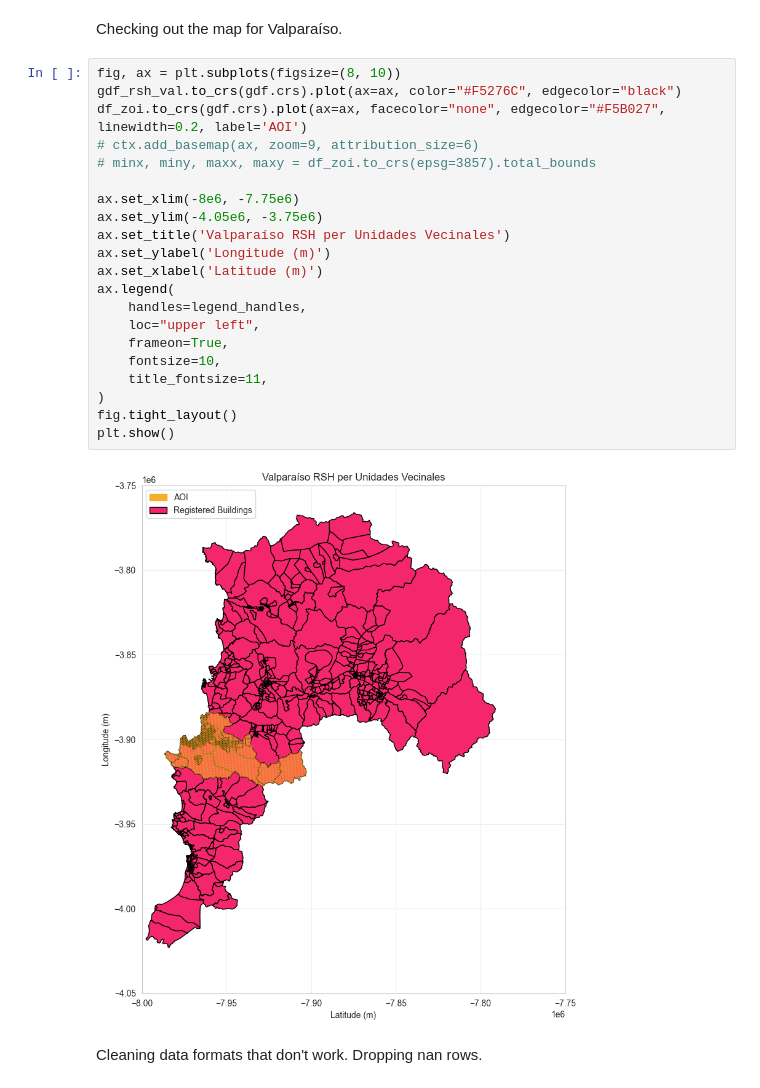
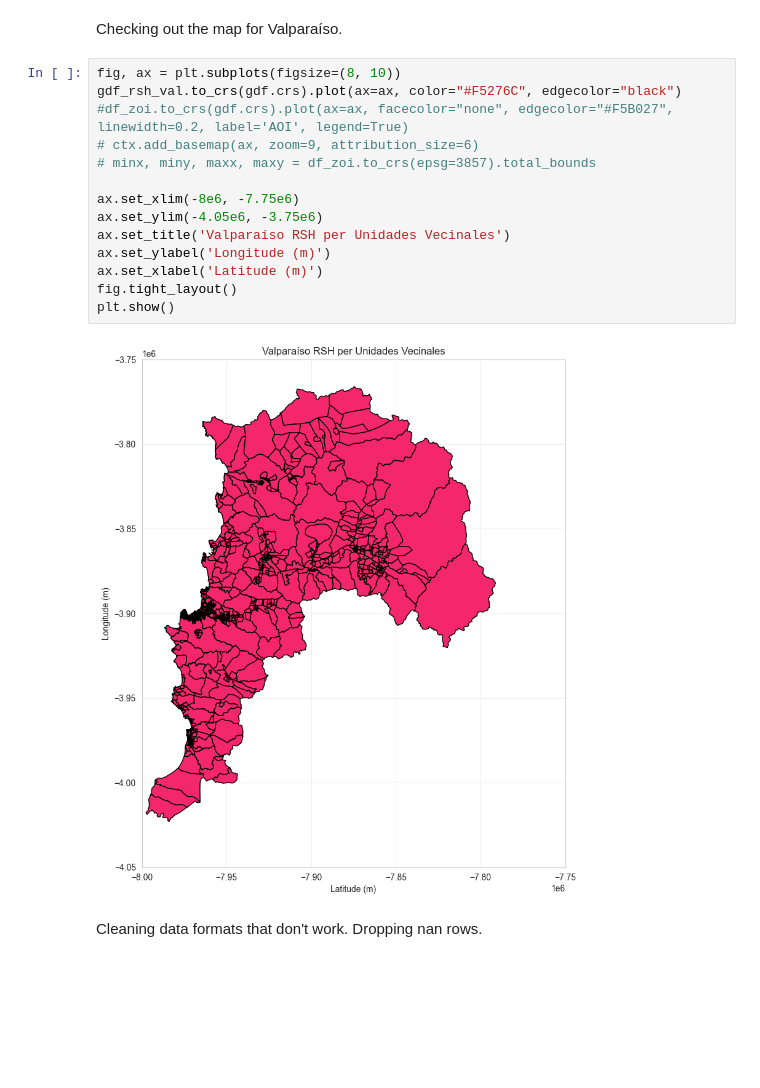
Before and after one commit to diarodgz/claudia-cidigen, a Jupyter notebook: valparaiso_roofing/valpo_analysis.ipynb, the cells around one changed output. Saved outputs shown, nothing was run; the diff lists cells and outputs as text; blank space fills up the shorter version.

```diff
--- a/valparaiso_roofing/valpo_analysis.ipynb
+++ b/valparaiso_roofing/valpo_analysis.ipynb
@@ -519,26 +520,19 @@ Checking out the map for Valparaíso.
 # %%
 fig, ax = plt.subplots(figsize=(8, 10))
 gdf_rsh_val.to_crs(gdf.crs).plot(ax=ax, color="#F5276C", edgecolor="black")
-df_zoi.to_crs(gdf.crs).plot(ax=ax, facecolor="none", edgecolor="#F5B027", linewidth=0.2, label='AOI')
+#df_zoi.to_crs(gdf.crs).plot(ax=ax, facecolor="none", edgecolor="#F5B027", linewidth=0.2, label='AOI', legend=True)
 # ctx.add_basemap(ax, zoom=9, attribution_size=6)
 # minx, miny, maxx, maxy = df_zoi.to_crs(epsg=3857).total_bounds
 
 ax.set_xlim(-8e6, -7.75e6)
 ax.set_ylim(-4.05e6, -3.75e6)
 ax.set_title('Valparaíso RSH per Unidades Vecinales')
 ax.set_ylabel('Longitude (m)')
 ax.set_xlabel('Latitude (m)')
-ax.legend(
-    handles=legend_handles,
-    loc="upper left",
-    frameon=True,
-    fontsize=10,
-    title_fontsize=11,
-)
 fig.tight_layout()
 plt.show()
 # %% [output]
-[figure, old version]
+[figure, new version]
 # %% [markdown]
 Cleaning data formats that don't work. Dropping nan rows.
 # %%
```
Also changed, not shown: parts of 29 cells of this notebook, 9 other files.
